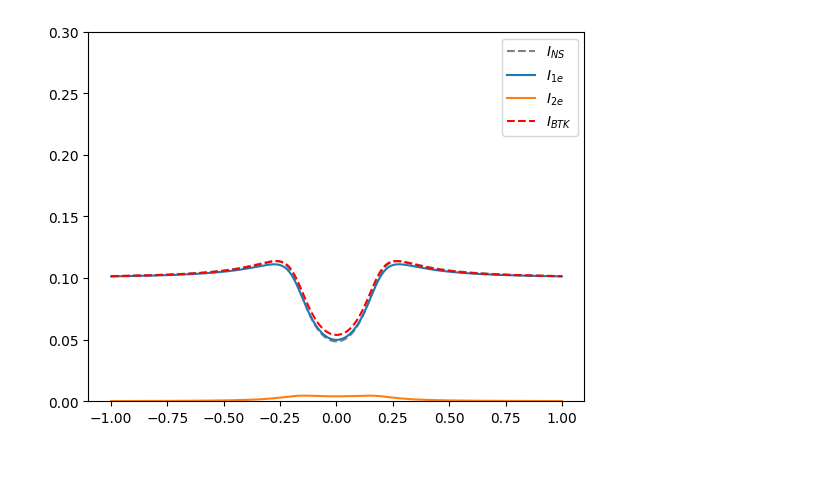
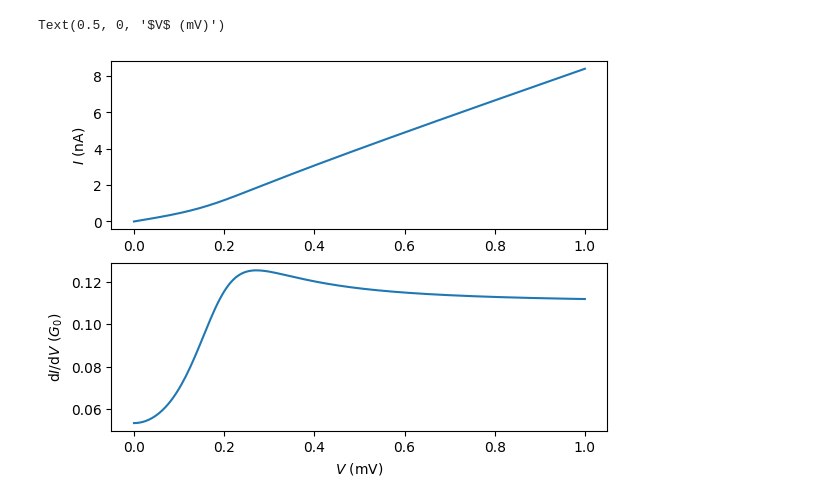
Before and after one commit to schmampf/p5control-bluefors-evaluation, a Jupyter notebook: theory/models/test models.ipynb, the cells around one changed output. Saved outputs shown, nothing was run; the diff lists cells and outputs as text; code cells hidden in the pictures; blank space fills up the shorter version.

```diff
--- a/theory/models/test models.ipynb
+++ b/theory/models/test models.ipynb
@@ -24,0 +50,11 @@ T_K = 0.0
+# %%
+from theory.models.bcs_jnp import get_I_nA as get_I_nA_bcs_jnp
+
+I_nA_bcs_jnp = get_I_nA_bcs_jnp(
+    V_mV=V_mV,
+    Delta_meV=np.array([0.0, Delta_meV]),
+    tau=tau,
+    T_K=T_K,
+    Gamma_meV=np.array([Gamma_meV, Gamma_meV]),
+)
+dIdV_bcs_jnp = np.gradient(I_nA_bcs_jnp, V_mV) / G_0_muS
@@ -25,23 +64,21 @@ T_K = 0.0
+# %%
+fig, [ax_iv, ax_didv] = plt.subplots(nrows=2, ncols=1)
+ax_iv.plot(V_mV, I_nA_bcs_jnp)
+ax_didv.plot(V_mV, dIdV_bcs_jnp)
+ax_iv.set_ylabel("$I$ (nA)")
+ax_didv.set_ylabel("d$I/$d$V$ ($G_0$)")
+ax_didv.set_xlabel("$V$ (mV)")
+# %% [output]
+Text(0.5, 0, '$V$ (mV)')
+[figure, added]
 # %%
 from theory.models.btk import get_I_nA as get_I_nA_btk
-from theory.models.dynes import get_I_nA as get_I_nA_dynes
 
 I_nA_btk = get_I_nA_btk(
-    V_mV=V_mV, Delta_meV=Delta_meV, tau=tau, T_K=T_K, Gamma_meV=Gamma_meV
+    V_mV=V_mV,
+    Delta_meV=Delta_meV,
+    tau=tau,
+    T_K=T_K,
+    Gamma_meV=Gamma_meV,
 )
-dIdV_btk = np.gradient(I_nA_btk, V_mV, axis=1) / G_0_muS
-
-I_nA_dynes = get_I_nA_dynes(
-    V_mV=V_mV, Delta_meV=(0.0, Delta_meV), tau=tau, T_K=T_K, Gamma_meV=Gamma_meV
-)
-dIdV_dynes = np.gradient(I_nA_dynes, V_mV) / G_0_muS
-
-plt.plot(V_mV, dIdV_dynes, "--", color="grey", label="$I_{NS}$")
-plt.plot(V_mV, dIdV_btk[1, :], label="$I_{1e}$")
-plt.plot(V_mV, dIdV_btk[2, :], label="$I_{2e}$")
-plt.plot(V_mV, dIdV_btk[0, :], "r--", label="$I_{BTK}$")
-plt.ylim(0, 3 * tau)
-plt.legend()
-a = 3
+dIdV_btk = np.gradient(I_nA_btk, V_mV, axis=0) / G_0_muS
-# %% [output]
-[figure, removed]
```
Also changed, not shown: parts of 17 cells of this notebook, 1 other file.
